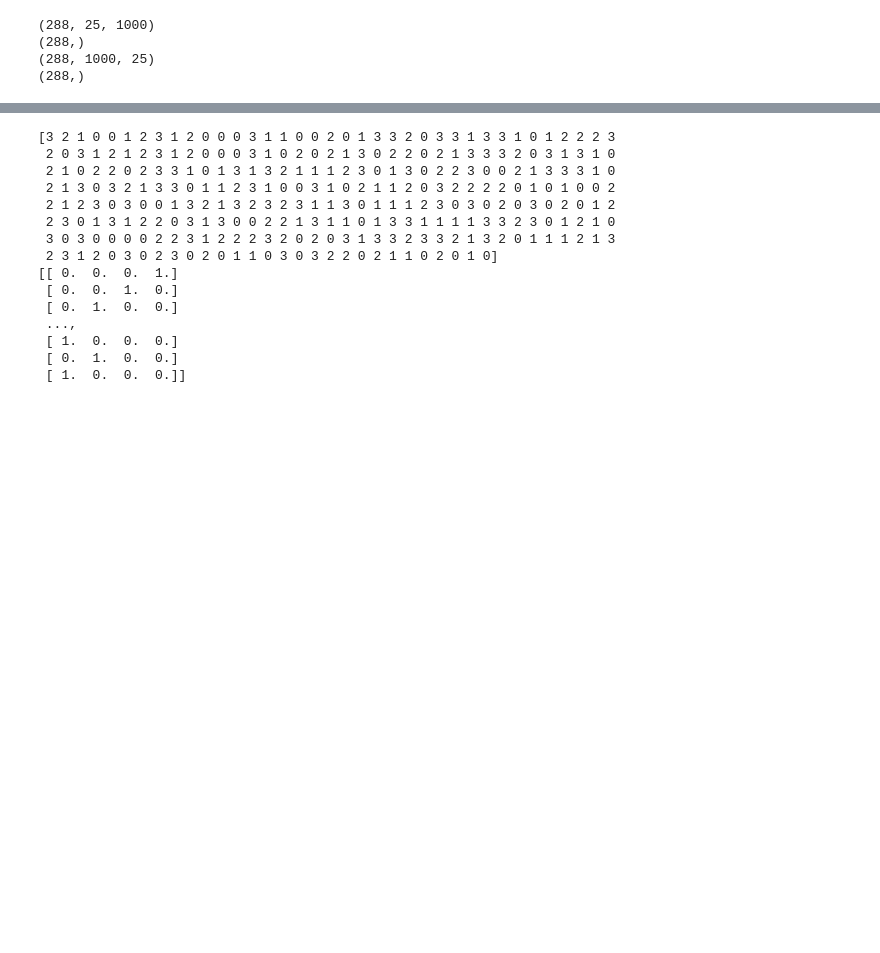
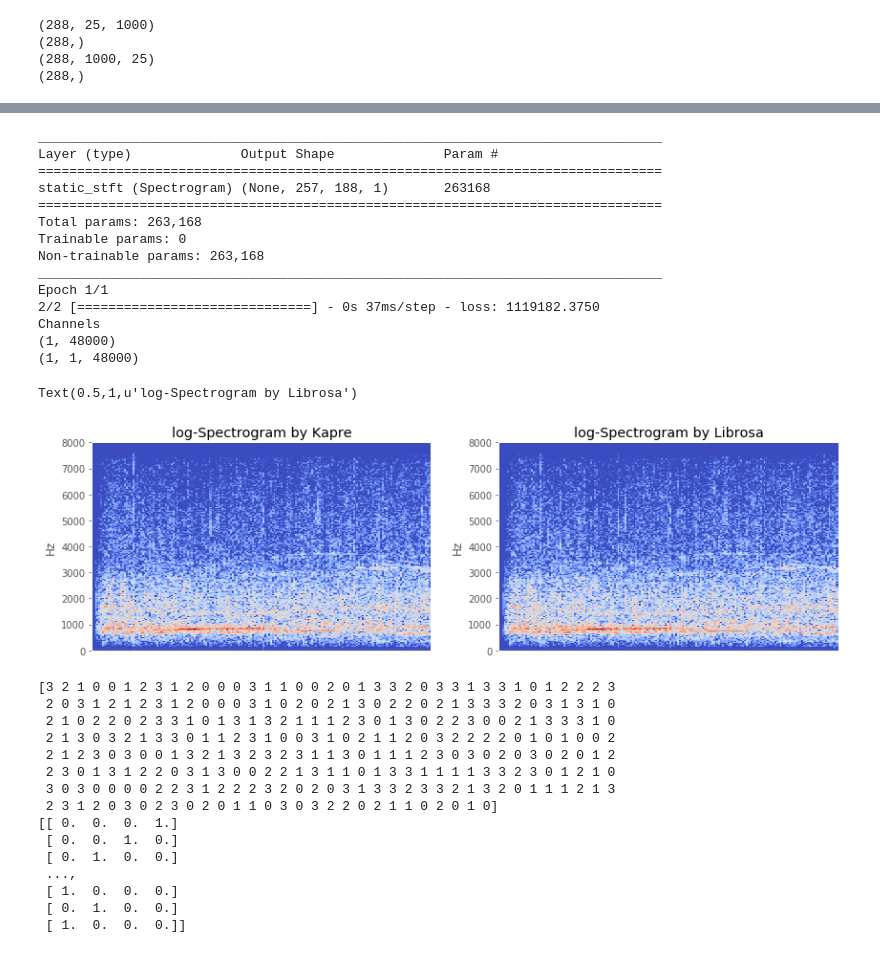
Before and after one commit to kunalpatel1793/Neural-Nets-Final-Project, a Jupyter notebook: GPU_test.ipynb, the cells around one changed output, grey strips where cells are left out. Saved outputs shown, nothing was run; the diff lists cells and outputs as text; code cells hidden in the pictures; blank space fills up the shorter version.

```diff
--- a/GPU_test.ipynb
+++ b/GPU_test.ipynb
@@ -47,3 +113,41 @@ print labels.shape
+# %%
+import keras
+import kapre
+from keras.models import Sequential
+from kapre.time_frequency import Spectrogram
+import numpy as np
+src = np.random.random((1, SR * 3))
+model = Sequential()
+model.add(Spectrogram(n_dft=512, n_hop=256, input_shape=src.shape,
+          return_decibel_spectrogram=False, power_spectrogram=2.0,
+          trainable_kernel=False, name='static_stft'))
+
+check_model(model)
+plt.figure(figsize=(14, 4))
+plt.subplot(1, 2, 1)
+plt.title('log-Spectrogram by Kapre')
+visualise_model(model, logam=True)
+plt.subplot(1, 2, 2)
+display.specshow(librosa.amplitude_to_db(np.abs(librosa.stft(src_cute[: SR * 3], 512, 256)) ** 2),
+                         y_axis='linear', sr=SR)
+plt.title('log-Spectrogram by Librosa')
+# %% [output]
+________________________________________________________________________________
+Layer (type)              Output Shape              Param #
+================================================================================
+static_stft (Spectrogram) (None, 257, 188, 1)       263168
+================================================================================
+Total params: 263,168
+Trainable params: 0
+Non-trainable params: 263,168
+________________________________________________________________________________
+Epoch 1/1
+2/2 [==============================] - 0s 37ms/step - loss: 1119182.3750
+Channels
+(1, 48000)
+(1, 1, 48000)
+Text(0.5,1,u'log-Spectrogram by Librosa')
+[figure, added]
 # %%
 #one-hot-encode the data for use with categorical_crossentropy
 labels_cata = labels - 769
```
Also changed, not shown: parts of 3 cells of this notebook, 2 other files.
